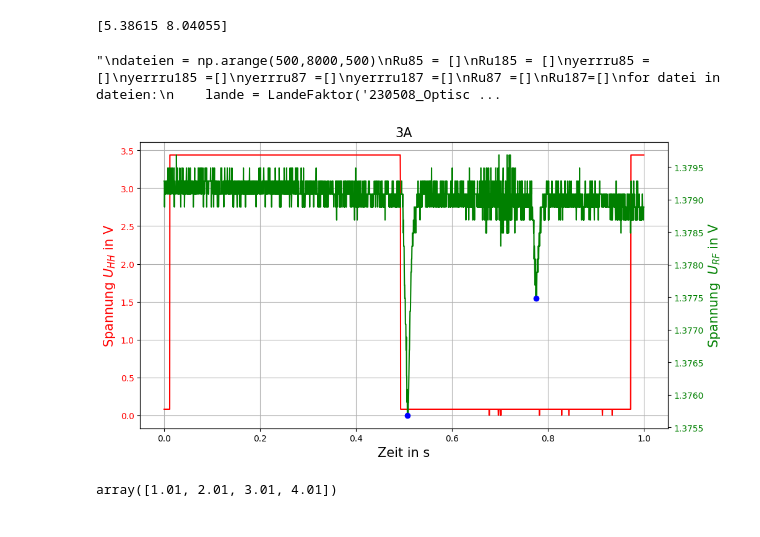
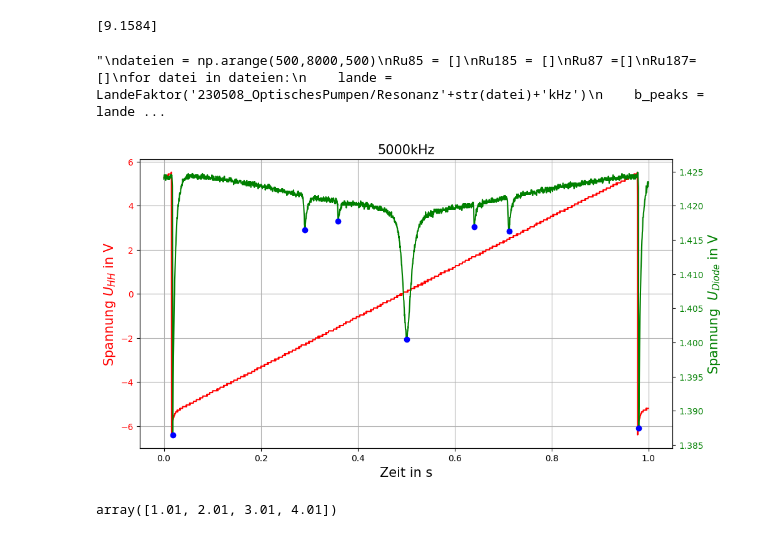
Before and after one commit to cedrickrm/F-Prak, a Jupyter notebook: Optisches_Pumpen/lande.ipynb, the cells around one changed output. Drawn from its saved outputs; the diff is of its cells as text; code cells hidden in the pictures.

Commit message:
Addes plots as pdf

```diff
--- a/Optisches_Pumpen/lande.ipynb
+++ b/Optisches_Pumpen/lande.ipynb
@@ -5,6 +5,7 @@ from scipy.signal import find_peaks
 from scipy.signal import peak_widths
 from matplotlib.gridspec import GridSpec
 import csv
+import os
 
 class LandeFaktor:
     def __init__(self,path):
@@ -24,12 +25,12 @@ class LandeFaktor:
         self.channel2= np.array(self.channel2)
 
     def findpeaksauto(self):
-        peaks = find_peaks(-self.channel2,prominence=0.0019,distance=5)
+        peaks = find_peaks(-self.channel2,prominence=0.002,distance=5)
         return peaks[0]
 
     def give_current(self,peaks):
         widerstand = 1.745
-        return self.channel1[peaks-26] / widerstand
+        return self.channel1[peaks] / widerstand
 
     def get_b(self,peaks):
         current = self.give_current(peaks)
@@ -42,6 +43,7 @@ class LandeFaktor:
     def sweep(self):
         frequenz = 9.875*(self.time[self.findpeaksauto()]-0.012) + 0.5
         print(frequenz)
+        return frequenz
 
 
 
@@ -60,20 +62,73 @@ class LandeFaktor:
         fig1.grid(True)
 
         fig2 = fig1.twinx()
-        fig2.set_ylabel(r'Spannung  $U_{RF}$ in V',color='g',fontsize=15)
+        fig2.set_ylabel(r'Spannung  $U_{Diode}$ in V',color='g',fontsize=15)
         fig2.tick_params(axis='y',labelcolor = 'g')
         fig2.plot(self.time,self.channel2,'g',label='Channel 2')
         for peak in peaks:
             plt.plot(self.time[peak],self.channel2[peak],'bo')
 
-lande2500 = LandeFaktor('230508_OptischesPumpen/Resonanz2500kHz')
-lande = LandeFaktor('230508_OptischesPumpen/Sweep1_43A')
+lande2500 = LandeFaktor('230508_OptischesPumpen/Resonanz5000kHz')
+lande = LandeFaktor('230508_OptischesPumpen/Sweep2_38A')
 #print(lande2500.getpeakwidth())
 peaks = [988,1076,1423,1512]
-lande.plotwithpeaks(findpeaks=True)
+lande2500.plotwithpeaks(findpeaks=True)
 lande.sweep()
+plt.savefig('resonanz_peaks.pdf')
+'''
+direc = os.listdir('230508_OptischesPumpen/')
+direc = sorted(direc)
+print(sorted(direc))
+currents = np.array([-0.24,-0.49,-0.73,-0.98,-1.23,-1.47,-1.96,-2.43,0.24,0.48,0.72,0.95,1.9,1.43,2.38])
+currents87 = np.array([-0.24,-0.49,-0.73,-0.98,-1.23,-1.47,0.24,0.48,0.72,0.95,1.43])
+mu0 = 1.256637061e-6
+N = 80
+r = 0.09
+h = 6.626e-34
+mub = 9.274e-24
+B85 = mu0*(4/5)**(3/2) * N/r * currents
+B87 = mu0*(4/5)**(3/2) * N/r * currents87
+sweepru85 = np.array([0.9585,1.86275,2.7831,3.69555,4.608,5.52835,7.32165,9.05175,0.9266,1.8193,2.7085,3.7943,7.3098,5.38615,9.1584])
+sweepru87 = np.array([1.42825,2.7831,4.16955,5.53625,6.92665,8.3052,1.38085,2.71595,4.055,5.57575,8.04055])
+fig = plt.figure(figsize=(11,6))
+gs = GridSpec(8,5)
+fig1 = fig.add_subplot(gs[:,:])
+fig1.set_xlabel('Frequenz in MHz',fontsize = 15)
+fig1.set_ylabel('Magnetfeld in T', fontsize = 15)
+fig1.tick_params(axis='y')
+fit , err = np.polyfit(sweepru85[:len(sweepru85)//2],B85[:len(B85)//2],deg =1,cov = True)
+fit1, err = np.polyfit(sweepru85[len(sweepru85)//2+1:],B85[len(B85)//2+1:],deg =1,cov = True)
+fit2, err = np.polyfit(sweepru87[:len(sweepru87)//2],B87[:len(B87)//2],deg =1,cov = True)
+fit3, err = np.polyfit(sweepru87[len(sweepru87)//2+1:],B87[len(B87)//2+1:],deg =1,cov = True)
+yseq = fit[0]*sweepru85[:len(sweepru85)//2]+fit[1]
+yseq1 = fit1[0]*sweepru85[len(sweepru85)//2+1:]+fit1[1]
+yseq2 = fit2[0]*sweepru87[:len(sweepru87)//2]+fit2[1]
+yseq3 = fit3[0]*sweepru87[len(sweepru87)//2+1:]+fit3[1]
+fig1.plot(sweepru85[:len(sweepru85)//2],yseq,'g-',label=r'$^{85}Ru$ Fit')
+fig1.plot(sweepru85[len(sweepru85)//2+1:],yseq1,'g-')
+fig1.plot(sweepru87[:len(sweepru87)//2],yseq2,'b-')
+fig1.plot(sweepru87[len(sweepru87)//2+1:],yseq3,'b-',label=r'$^{87}Ru$ Fit')
+fig1.plot(sweepru85[len(B85)//2+1:],B85[len(B85)//2+1:],'go',label=r'$^{85}Ru$ Data')
+fig1.plot(sweepru85[:len(B85)//2],B85[:len(B85)//2],'go')
+fig1.plot(sweepru87[len(B87)//2+1:],B87[len(B87)//2+1:],'bd',label=r'$^{87}Ru$ Data')
+fig1.plot(sweepru87[:len(B87)//2],B87[:len(B87)//2],'bd')
+fig1.grid(True)
+plt.legend()
+#plt.savefig('lande_from_sweep.pdf')
+#for file in direc:
+ #   if file.startswith('Sweep'):
+ #       try:
+ #           lande = LandeFaktor('230508_OptischesPumpen/'+str(file))
+ #           sweepru85.append(lande.sweep()[0])
+ #       except:
+ #           pass
+
+#plt.plot(currents,sweepru85,'+')
+
 #lande2500.plotwithpeaks(peaks,findpeaks=True)
 #print(lande2500.get_b(lande2500.findpeaksauto()))
+'''
+
 
 '''
 dateien = np.arange(500,8000,500)
@@ -82,36 +137,36 @@ Ru185 = []
 Ru87 =[]
 Ru187=[]
 for datei in dateien:
     lande = LandeFaktor('230508_OptischesPumpen/Resonanz'+str(datei)+'kHz')
     b_peaks = lande.get_b(lande.findpeaksauto())
     Ru85.append(b_peaks[1])
     Ru185.append(b_peaks[-2])
     Ru87.append(b_peaks[2])
     Ru187.append(b_peaks[-3])
 plt.plot(dateien*1000,Ru85,label='Ru85')
 plt.plot(dateien*1000,Ru87,label='Ru87')
 plt.plot(dateien*1000,Ru185,label='Ru85_1')
 plt.plot(dateien*1000,Ru187,label='Ru87_1')
 plt.xlabel('Frequenz in Hz')
 plt.ylabel('Magnetfel in T')
 
 fit,err = np.polyfit(dateien*1000,Ru187,deg=1,cov = True)
 
 a = fit[0]
 b=fit[1]
 #print(a)
 h = 6.626e-34
 mub = 9.274e-24
 #print(h/(mub*a))
 yseq = a*dateien*1000+b
 plt.plot(dateien*1000,yseq)
 plt.legend()
 '''
 #plt.xlim(0.475,0.525)
 # %% [output]
-[5.38615 8.04055]
+[9.1584]
-"\ndateien = np.arange(500,8000,500)\nRu85 = []\nRu185 = []\nyerrru85 =[]\nyerrru185 =[]\nyerrru87 =[]\nyerrru187 =[]\nRu87 =[]\nRu187=[]\nfor datei in dateien:\n    lande = LandeFaktor('230508_Optisc ...
+"\ndateien = np.arange(500,8000,500)\nRu85 = []\nRu185 = []\nRu87 =[]\nRu187=[]\nfor datei in dateien:\n    lande = LandeFaktor('230508_OptischesPumpen/Resonanz'+str(datei)+'kHz')\n    b_peaks = lande ...
-[figure, old version]
+[figure, new version]
 # %%
 np.array([1,2,3,4])+0.01
 # %% [output]
```
Also changed, not shown: 3 other files.
